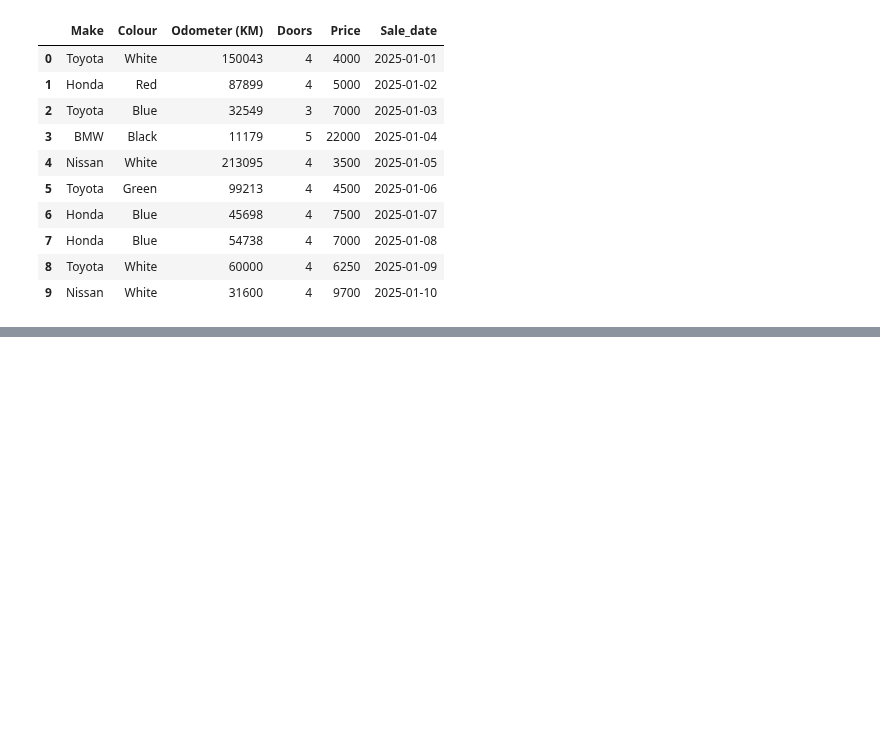
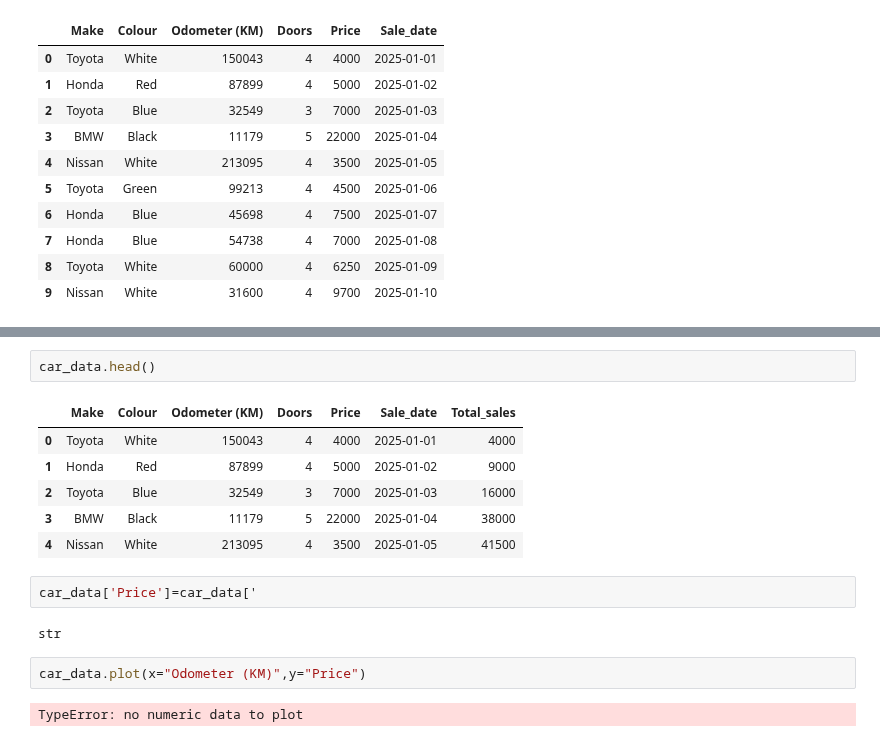
Before and after one commit to FairozAhmadSheikh/Machine_and_Deep_Learning_Basic_To_Advance, a Jupyter notebook: revision_matplotlib.ipynb, the cells around one changed output, grey strips where cells are left out. Drawn from its saved outputs; the diff is of its cells as text; blank space fills up the shorter version.

```diff
--- a/revision_matplotlib.ipynb
+++ b/revision_matplotlib.ipynb
@@ -275,0 +295,17 @@ car_sales["Total_sales"]=car_sales
+# %%
+car_data.head()
+# %% [output]
+|  | Make | Colour | Odometer (KM) | Doors | Price | Sale_date | Total_sales |
+| 0 | Toyota | White | 150043 | 4 | 4000 | 2025-01-01 | 4000 |
+| 1 | Honda | Red | 87899 | 4 | 5000 | 2025-01-02 | 9000 |
+| 2 | Toyota | Blue | 32549 | 3 | 7000 | 2025-01-03 | 16000 |
+| 3 | BMW | Black | 11179 | 5 | 22000 | 2025-01-04 | 38000 |
+| 4 | Nissan | White | 213095 | 4 | 3500 | 2025-01-05 | 41500 |
+# %%
+car_data['Price']=car_data['
+# %% [output]
+str
+# %%
+car_data.plot(x="Odometer (KM)",y="Price")
+# %% [output]
+TypeError: no numeric data to plot
```
Also changed, not shown: parts of 3 cells of this notebook.
